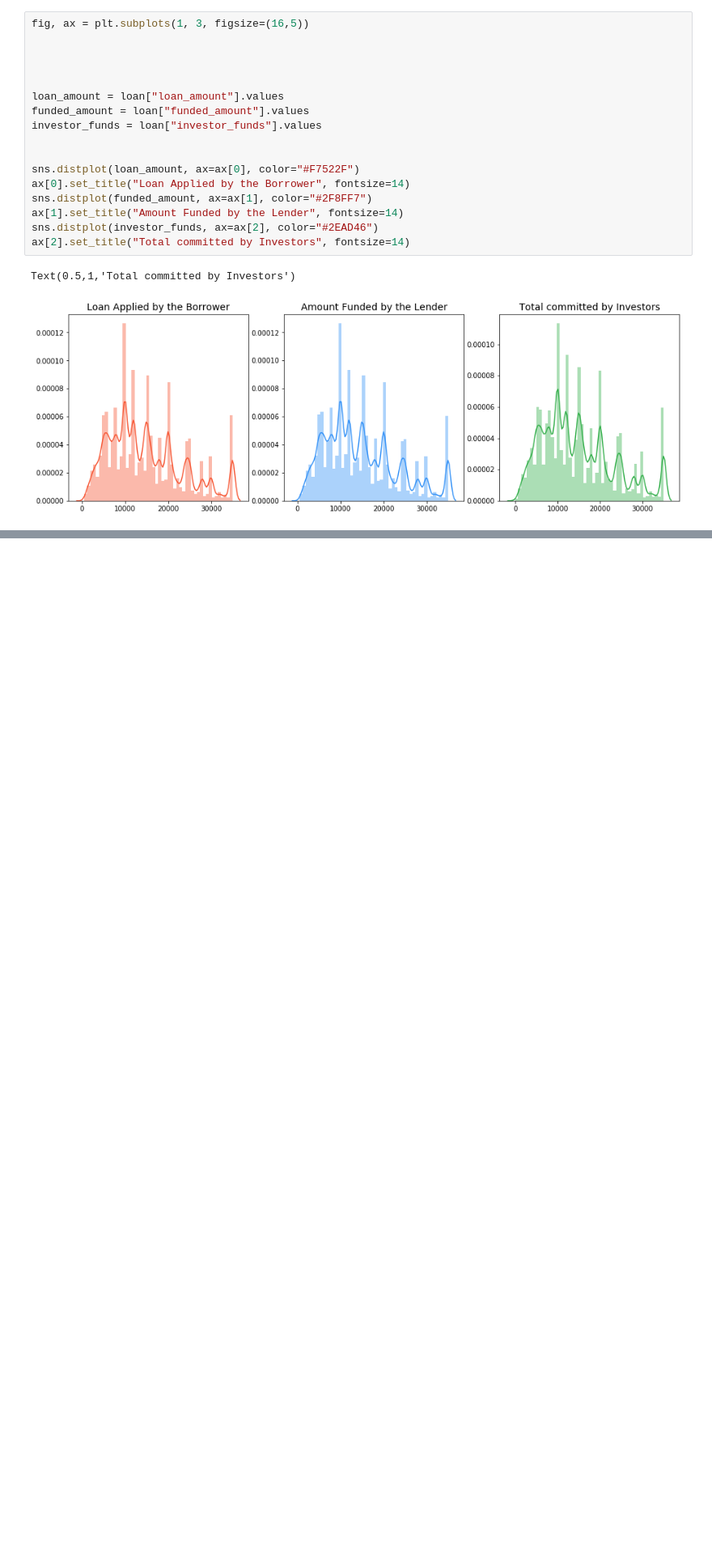
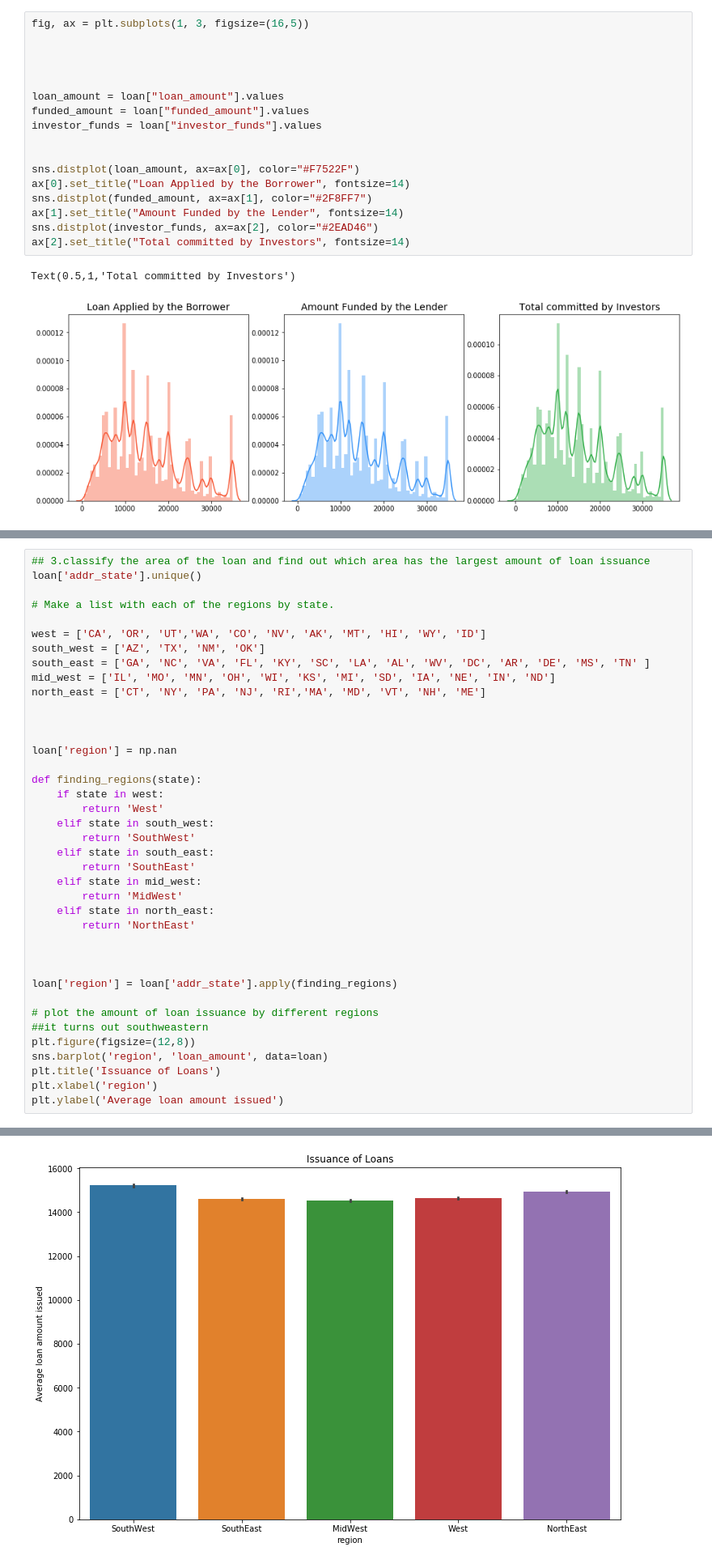
Before and after one commit to jetriver/Projects_Predictive-Model, a Jupyter notebook: Project-lending club.ipynb, the cells around one changed output, grey strips where cells are left out. Shown at 81% size. Saved outputs shown, nothing was run; the diff lists cells and outputs as text; blank space fills up the shorter version.

```diff
--- a/Project-lending club.ipynb
+++ b/Project-lending club.ipynb
@@ -147,0 +161,40 @@ Text(0,0.5,'Average loan amount issued')
+# %%
+## 3.classify the area of the loan and find out which area has the largest amount of loan issuance
+loan['addr_state'].unique()
+
+# Make a list with each of the regions by state.
+
+west = ['CA', 'OR', 'UT','WA', 'CO', 'NV', 'AK', 'MT', 'HI', 'WY', 'ID']
+south_west = ['AZ', 'TX', 'NM', 'OK']
+south_east = ['GA', 'NC', 'VA', 'FL', 'KY', 'SC', 'LA', 'AL', 'WV', 'DC', 'AR', 'DE', 'MS', 'TN' ]
+mid_west = ['IL', 'MO', 'MN', 'OH', 'WI', 'KS', 'MI', 'SD', 'IA', 'NE', 'IN', 'ND']
+north_east = ['CT', 'NY', 'PA', 'NJ', 'RI','MA', 'MD', 'VT', 'NH', 'ME']
+
+
+
+loan['region'] = np.nan
+
+def finding_regions(state):
+    if state in west:
+        return 'West'
+    elif state in south_west:
+        return 'SouthWest'
+    elif state in south_east:
+        return 'SouthEast'
+    elif state in mid_west:
+        return 'MidWest'
+    elif state in north_east:
+        return 'NorthEast'
+
+
+
+loan['region'] = loan['addr_state'].apply(finding_regions)
+
+# plot the amount of loan issuance by different regions
+##it turns out southweastern
+plt.figure(figsize=(12,8))
+sns.barplot('region', 'loan_amount', data=loan)
+plt.title('Issuance of Loans')
+plt.xlabel('region')
+plt.ylabel('Average loan amount issued')
+# %% [output]
@@ -148,3 +202,4 @@ Text(0,0.5,'Average loan amount issued')
+[figure, added]
 # %%
 ## classify different types of loan
 loan["loan_status"].value_counts()
```
Also changed, not shown: parts of 30 cells of this notebook.
